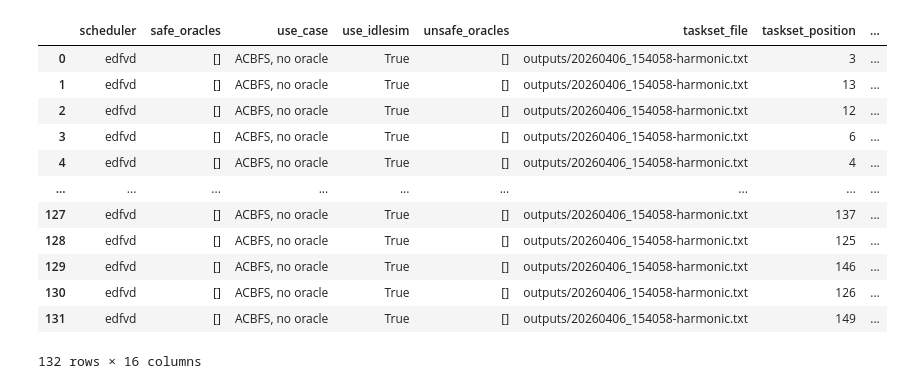
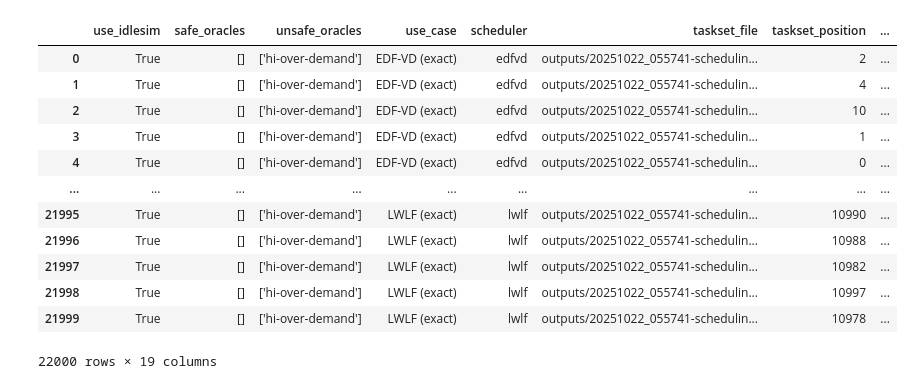
Before and after one commit to Jordan-Sun/mixed-criticality-graph-xp, a Jupyter notebook: notebooks/charts-rtss.ipynb, the cells around one changed output. Saved outputs shown, nothing was run; the diff lists cells and outputs as text; code cells hidden in the pictures.

```diff
--- a/notebooks/charts-rtss.ipynb
+++ b/notebooks/charts-rtss.ipynb
@@ -186,21 +366,21 @@ NameError: name 'f' is not defined
 # %%
-path = "./results/results-mcs_scale01-2026-04-06_20-41-31.csv"
+path = "./results/results-mcs_schedulability-2026-04-15_20-29-49.csv"
 df_sch = pd.read_csv(path, sep=";")
 df_sch
 # %% [output]
-|  | scheduler | safe_oracles | use_case | use_idlesim | unsafe_oracles | taskset_file | taskset_position | ... |
-| 0 | edfvd | [] | ACBFS, no oracle | True | [] | outputs/20260406_154058-harmonic.txt | 3 | ... |
-| 1 | edfvd | [] | ACBFS, no oracle | True | [] | outputs/20260406_154058-harmonic.txt | 13 | ... |
-| 2 | edfvd | [] | ACBFS, no oracle | True | [] | outputs/20260406_154058-harmonic.txt | 12 | ... |
-| 3 | edfvd | [] | ACBFS, no oracle | True | [] | outputs/20260406_154058-harmonic.txt | 6 | ... |
-| 4 | edfvd | [] | ACBFS, no oracle | True | [] | outputs/20260406_154058-harmonic.txt | 4 | ... |
+|  | use_idlesim | safe_oracles | unsafe_oracles | use_case | scheduler | taskset_file | taskset_position | ... |
+| 0 | True | [] | ['hi-over-demand'] | EDF-VD (exact) | edfvd | outputs/20251022_055741-schedulin... | 2 | ... |
+| 1 | True | [] | ['hi-over-demand'] | EDF-VD (exact) | edfvd | outputs/20251022_055741-schedulin... | 4 | ... |
+| 2 | True | [] | ['hi-over-demand'] | EDF-VD (exact) | edfvd | outputs/20251022_055741-schedulin... | 10 | ... |
+| 3 | True | [] | ['hi-over-demand'] | EDF-VD (exact) | edfvd | outputs/20251022_055741-schedulin... | 1 | ... |
+| 4 | True | [] | ['hi-over-demand'] | EDF-VD (exact) | edfvd | outputs/20251022_055741-schedulin... | 0 | ... |
 | ... | ... | ... | ... | ... | ... | ... | ... | ... |
-| 127 | edfvd | [] | ACBFS, no oracle | True | [] | outputs/20260406_154058-harmonic.txt | 137 | ... |
-| 128 | edfvd | [] | ACBFS, no oracle | True | [] | outputs/20260406_154058-harmonic.txt | 125 | ... |
-| 129 | edfvd | [] | ACBFS, no oracle | True | [] | outputs/20260406_154058-harmonic.txt | 146 | ... |
-| 130 | edfvd | [] | ACBFS, no oracle | True | [] | outputs/20260406_154058-harmonic.txt | 126 | ... |
-| 131 | edfvd | [] | ACBFS, no oracle | True | [] | outputs/20260406_154058-harmonic.txt | 149 | ... |
+| 21995 | True | [] | ['hi-over-demand'] | LWLF (exact) | lwlf | outputs/20251022_055741-schedulin... | 10990 | ... |
+| 21996 | True | [] | ['hi-over-demand'] | LWLF (exact) | lwlf | outputs/20251022_055741-schedulin... | 10988 | ... |
+| 21997 | True | [] | ['hi-over-demand'] | LWLF (exact) | lwlf | outputs/20251022_055741-schedulin... | 10982 | ... |
+| 21998 | True | [] | ['hi-over-demand'] | LWLF (exact) | lwlf | outputs/20251022_055741-schedulin... | 10997 | ... |
+| 21999 | True | [] | ['hi-over-demand'] | LWLF (exact) | lwlf | outputs/20251022_055741-schedulin... | 10978 | ... |
-132 rows × 16 columns
+22000 rows × 19 columns
 # %%
 df_edfvd_test = df_sch[["taskset_position", "EDFVD_test", "U"]]
 df_edfvd_test = df_edfvd_test.rename(columns={"EDFVD_test": "EDF-VD (sufficient)"})
```
Also changed, not shown: parts of 12 cells of this notebook, 17 other files.
